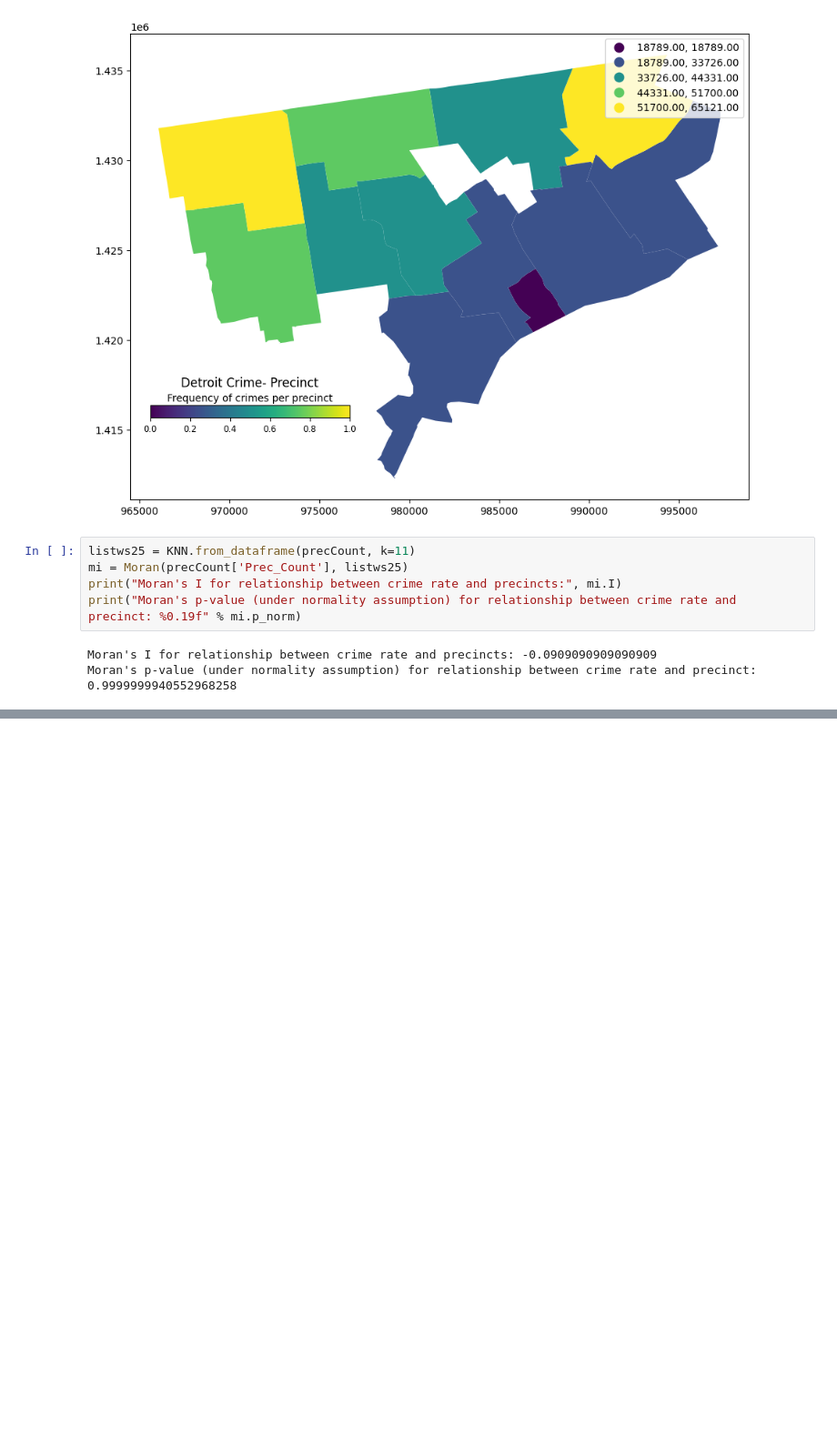
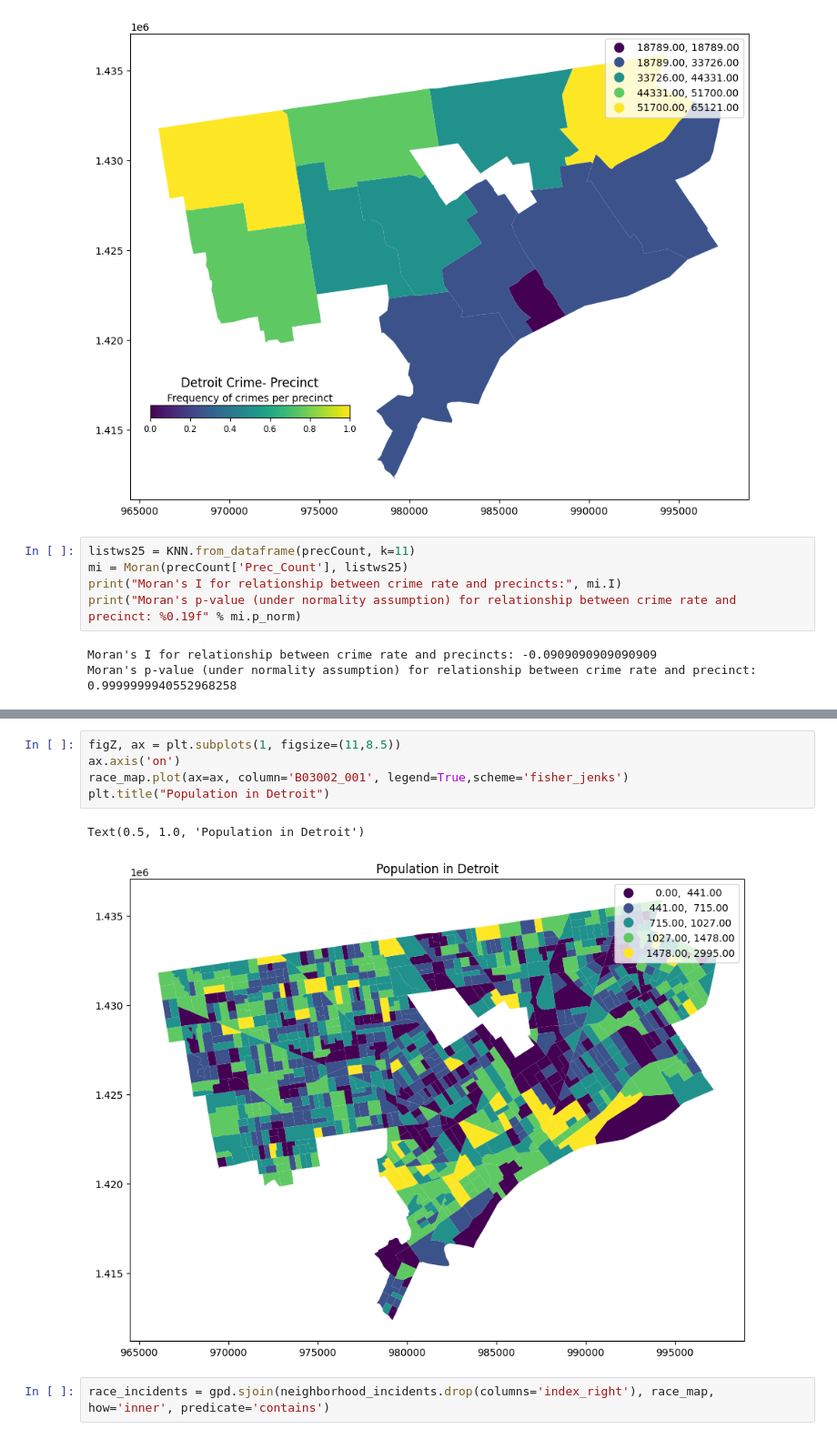
Before and after one commit to Icejuiceisgood/policeDataSet330Final, a Jupyter notebook: detroit_crimes.ipynb, the cells around one changed output, grey strips where cells are left out. Shown at 91% size. Saved outputs shown, nothing was run; the diff lists cells and outputs as text; blank space fills up the shorter version.

```diff
--- a/detroit_crimes.ipynb
+++ b/detroit_crimes.ipynb
@@ -303,0 +315,10 @@ strong multicollinearity problems or that the design matrix is singular.
+# %%
+figZ, ax = plt.subplots(1, figsize=(11,8.5))
+ax.axis('on')
+race_map.plot(ax=ax, column='B03002_001', legend=True,scheme='fisher_jenks')
+plt.title("Population in Detroit")
+# %% [output]
+Text(0.5, 1.0, 'Population in Detroit')
+[figure, added]
+# %%
+race_incidents = gpd.sjoin(neighborhood_incidents.drop(columns='index_right'), race_map, how='inner', predicate='contains')
```
Also changed, not shown: parts of 14 cells of this notebook, 5 other files.
